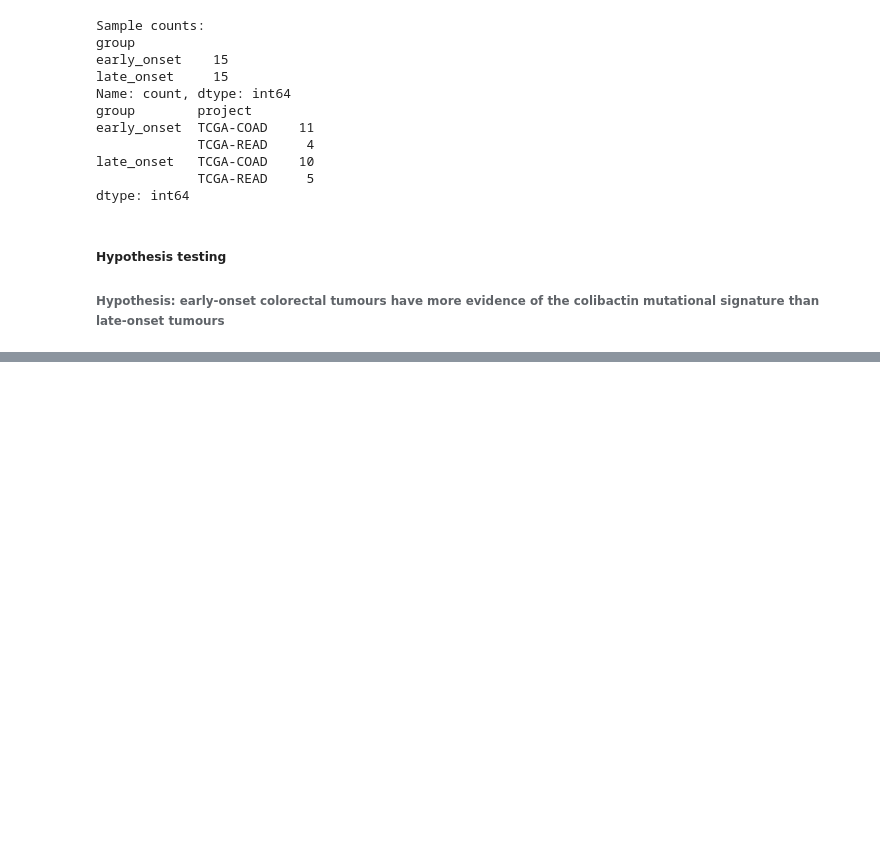
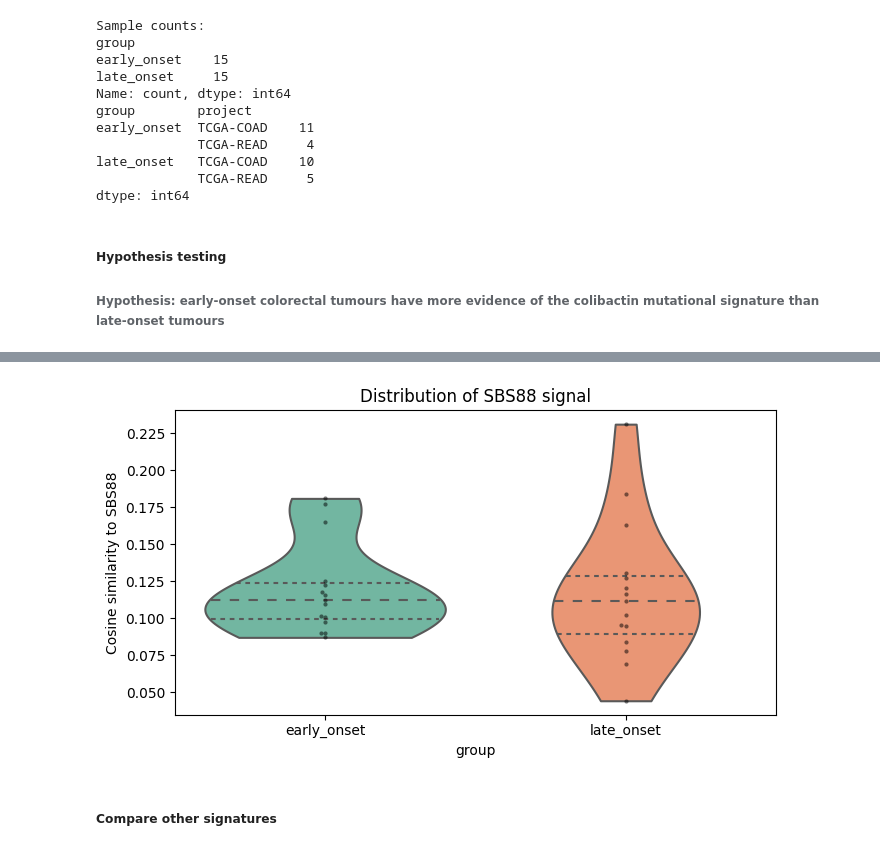
Before and after one commit to avnishkn/Colibactin, a Jupyter notebook: early_coad_read.ipynb, the cells around one changed output, grey strips where cells are left out. Cells and saved outputs as stored; diff of their text form; code cells hidden in the pictures; blank space fills up the shorter version.

```diff
--- a/early_coad_read.ipynb
+++ b/early_coad_read.ipynb
@@ -315,0 +599,28 @@ dtype: int64
+# %%
+# Tail-oriented density view
+
+plt.figure(figsize=(7,4))
+sns.violinplot(
+    data=cos_df.reset_index(),
+    x="group",
+    y="cos_sim_SBS88",
+    cut=0,
+    inner="quartile",
+    palette="Set2"
+)
+sns.swarmplot(
+    data=cos_df.reset_index(),
+    x="group",
+    y="cos_sim_SBS88",
+    color="k",
+    size=3,
+    alpha=0.5
+)
+plt.ylabel("Cosine similarity to SBS88")
+plt.title("Distribution of SBS88 signal")
+plt.tight_layout()
+plt.show()
+# %% [output]
+[figure, added]
+# %% [markdown]
+##### Compare other signatures
```
Also changed, not shown: parts of 12 cells of this notebook.
